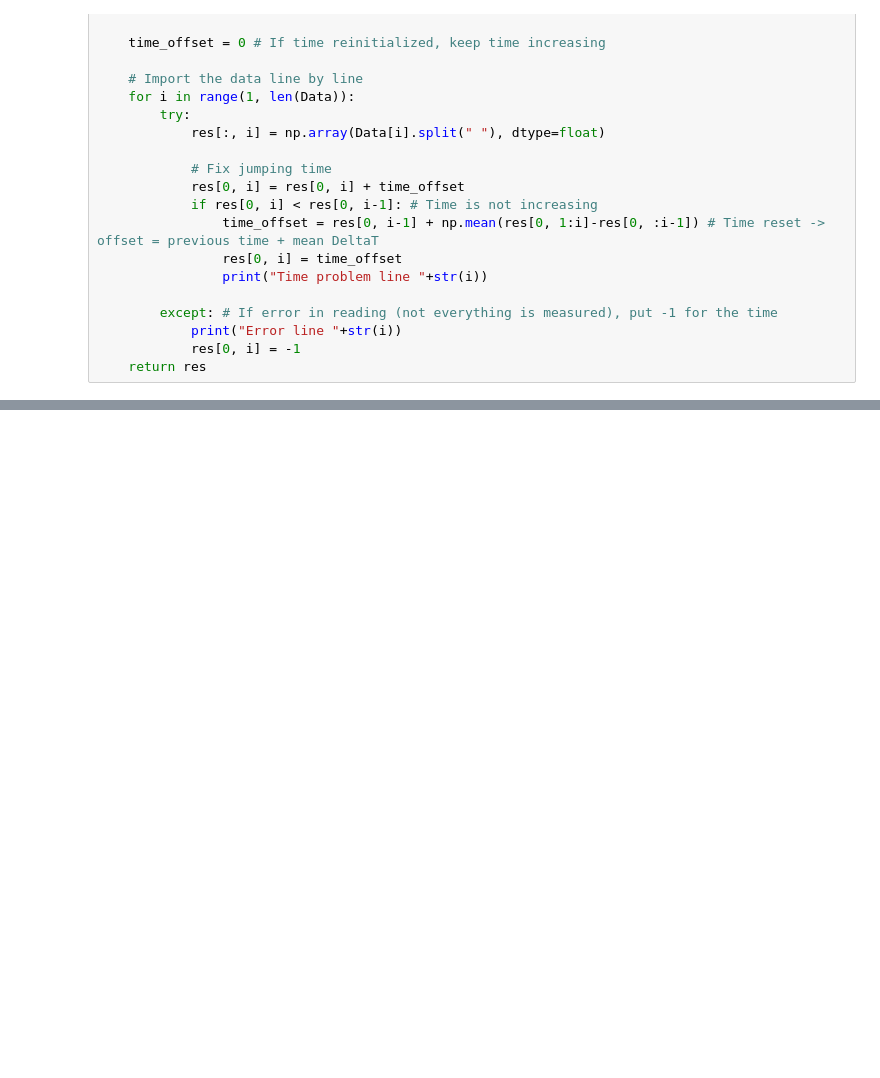
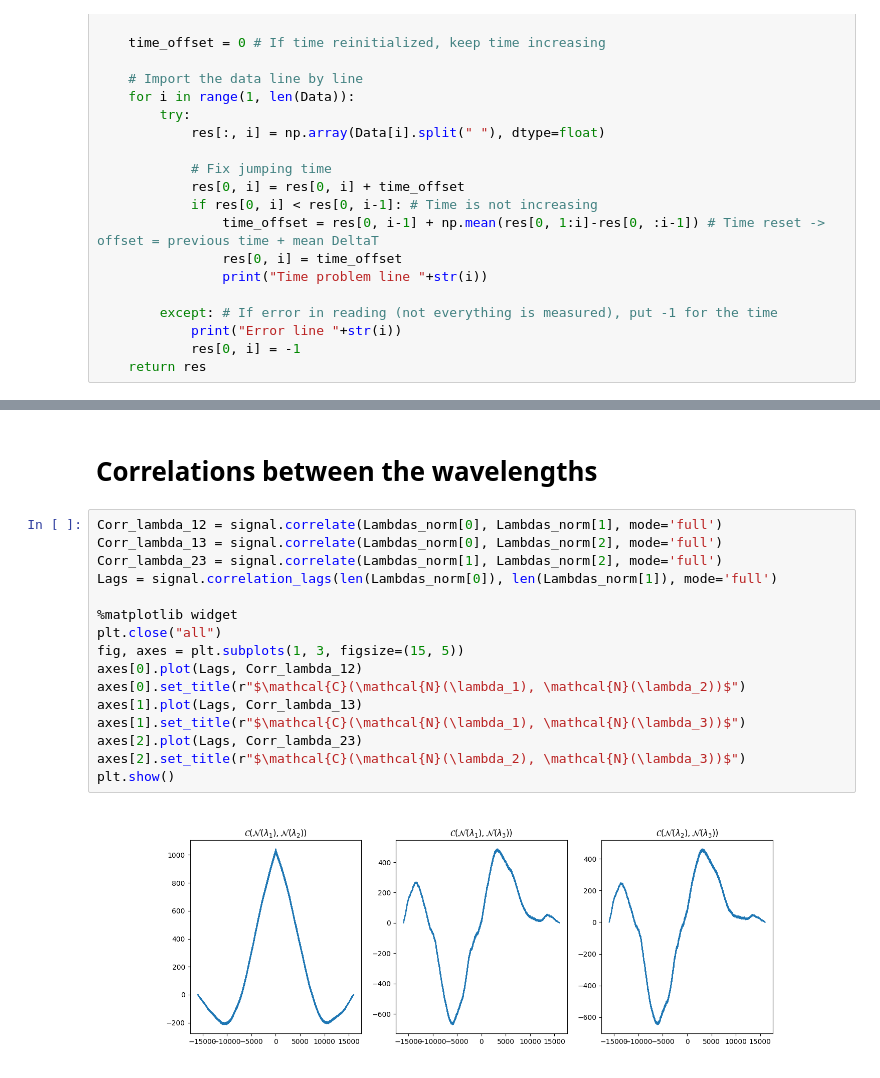
Before and after one commit to DolbeaultRemy/PLR1_PID_AnalyzeFrequency, a Jupyter notebook: AnalyzeDriftWLM.ipynb, the cells around one changed output, grey strips where cells are left out. Drawn from its saved outputs; the diff is of its cells as text; blank space fills up the shorter version.

```diff
--- a/AnalyzeDriftWLM.ipynb
+++ b/AnalyzeDriftWLM.ipynb
@@ -39,0 +113,20 @@ def ReadDataPythonReadOut(path_name):
+# %% [markdown]
+# Correlations between the wavelengths
+# %%
+Corr_lambda_12 = signal.correlate(Lambdas_norm[0], Lambdas_norm[1], mode='full')
+Corr_lambda_13 = signal.correlate(Lambdas_norm[0], Lambdas_norm[2], mode='full')
+Corr_lambda_23 = signal.correlate(Lambdas_norm[1], Lambdas_norm[2], mode='full')
+Lags = signal.correlation_lags(len(Lambdas_norm[0]), len(Lambdas_norm[1]), mode='full')
+
+%matplotlib widget
+plt.close("all")
+fig, axes = plt.subplots(1, 3, figsize=(15, 5))
+axes[0].plot(Lags, Corr_lambda_12)
+axes[0].set_title(r"$\mathcal{C}(\mathcal{N}(\lambda_1), \mathcal{N}(\lambda_2))$")
+axes[1].plot(Lags, Corr_lambda_13)
+axes[1].set_title(r"$\mathcal{C}(\mathcal{N}(\lambda_1), \mathcal{N}(\lambda_3))$")
+axes[2].plot(Lags, Corr_lambda_23)
+axes[2].set_title(r"$\mathcal{C}(\mathcal{N}(\lambda_2), \mathcal{N}(\lambda_3))$")
+plt.show()
+# %% [output]
+[figure, added]
```
Also changed, not shown: parts of 16 cells of this notebook, 1 other file.
